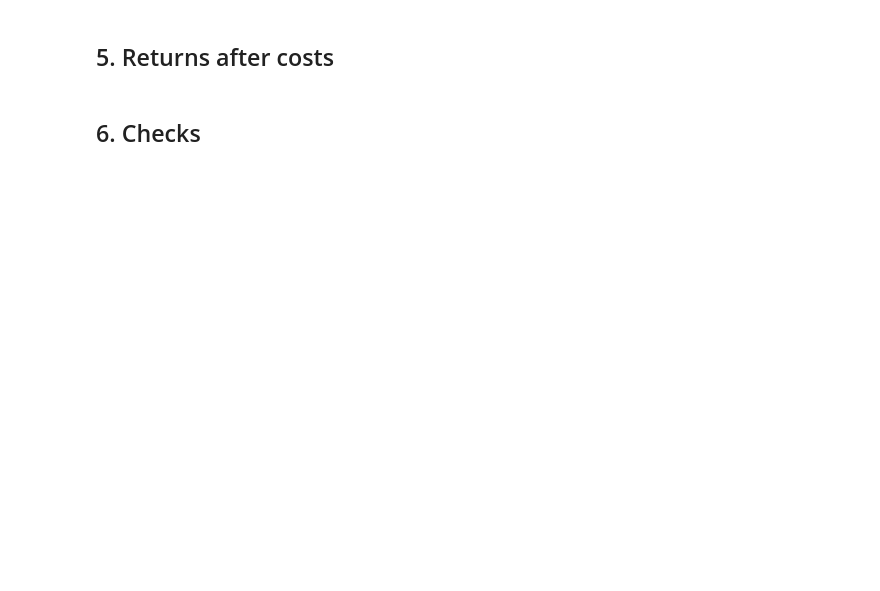
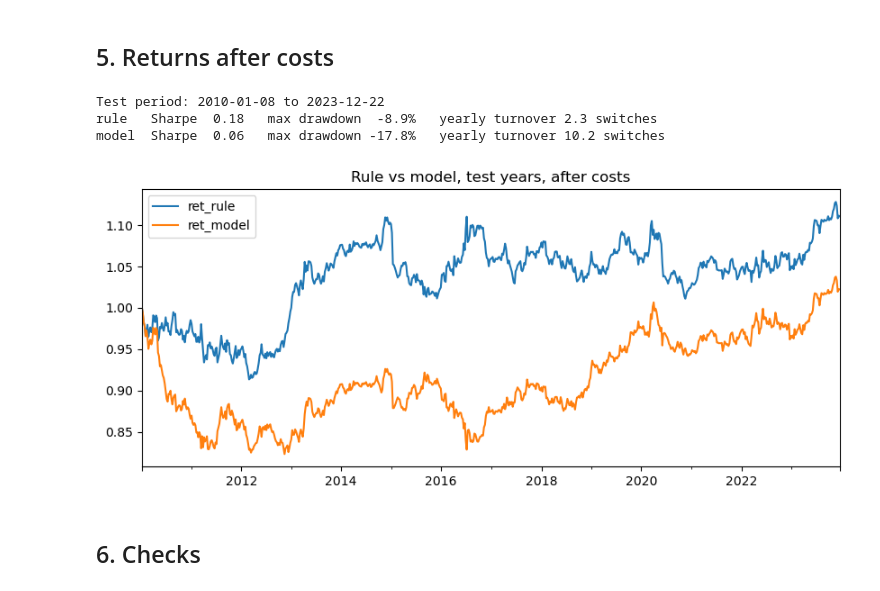
Before and after one commit to Roberto-Berardi/trend-following-fx-risk-factor, a Jupyter notebook: code/03_model.ipynb, the cells around one changed output. Cells and saved outputs as stored; diff of their text form; code cells hidden in the pictures; blank space fills up the shorter version.

Commit message:
Trend rule and bagging model, walk-forward

```diff
--- a/code/03_model.ipynb
+++ b/code/03_model.ipynb
@@ -21,0 +24,8 @@ np.random.seed(helpers.SEED)
+# %%
+weekly = pd.read_csv(f"{helpers.PROCESSED}/weekly.csv", index_col=0, parse_dates=True)
+
+# The holdout (2024 onward) stays untouched until the very end of the project.
+weekly = weekly[weekly.index < helpers.HOLDOUT_START]
+
+factor = weekly["factor"]
+print("Weeks used here:", len(weekly), "from", weekly.index[0].date(), "to", weekly.index[-1].date())
@@ -25,0 +36,11 @@ np.random.seed(helpers.SEED)
+# %%
+# The factor's total return over the last 52 weeks. Positive = the trend is up.
+trend_52w = (1 + factor).rolling(52).apply(np.prod, raw=True) - 1
+
+# Position: +1 (long) if the 52-week trend is positive, -1 (short) if negative.
+# The signal is known at the Friday close of week t, so it earns week t+1's return:
+# we shift the position forward by one week. This is the no-look-ahead rule.
+pos_rule = np.sign(trend_52w).shift(1).rename("pos_rule")
+
+print("First week with a position:", pos_rule.dropna().index[0].date())
+print(pos_rule.value_counts().to_string())
@@ -42,2 +140,35 @@ np.random.seed(helpers.SEED)
+# %%
+# The prediction for week t+1 is made at the close of week t.
+# Position: +1 if the model says up, -1 if down. Shift by one week, like the rule.
+pos_model = (2 * pred - 1).shift(1).rename("pos_model")
+
+# Align everything on the weeks where both strategies have a position
+start = pos_model.dropna().index[0]
+table = pd.DataFrame({
+    "factor": factor,
+    "pos_rule": pos_rule,
+    "pos_model": pos_model,
+}).loc[start:"2023"].dropna()
+
+# Cost: 3 bp per unit of position change (a switch from long to short = 2 units = 6 bp)
+for name in ("rule", "model"):
+    pos = table[f"pos_{name}"]
+    cost = helpers.COST_BP / 1e4 * pos.diff().abs().fillna(0)
+    table[f"ret_{name}"] = pos * table["factor"] - cost
+
+table[["ret_rule", "ret_model"]].to_csv(f"{helpers.PROCESSED}/positions_test_years.csv")
+
+print("Test period:", table.index[0].date(), "to", table.index[-1].date())
+for name in ("rule", "model"):
+    r = table[f"ret_{name}"]
+    print(f"{name:6s} Sharpe {helpers.sharpe_ratio(r):5.2f}   "
+          f"max drawdown {helpers.max_drawdown(r):6.1%}   "
+          f"yearly turnover {table[f'pos_{name}'].diff().abs().sum() / 2 / (len(table)/52):.1f} switches")
+(1 + table[["ret_rule", "ret_model"]]).cumprod().plot(figsize=(10, 4), title="Rule vs model, test years, after costs");
+# %% [output]
+Test period: 2010-01-08 to 2023-12-22
+rule   Sharpe  0.18   max drawdown  -8.9%   yearly turnover 2.3 switches
+model  Sharpe  0.06   max drawdown -17.8%   yearly turnover 10.2 switches
+[figure, added]
 # %% [markdown]
 ## 6. Checks
```
Also changed, not shown: parts of 18 cells of this notebook, 1 other file.
